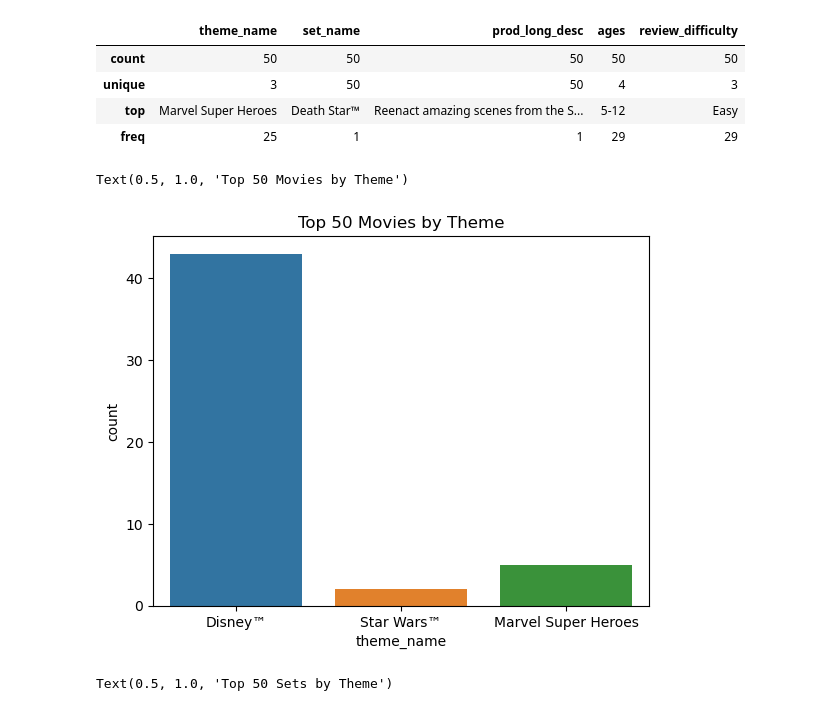
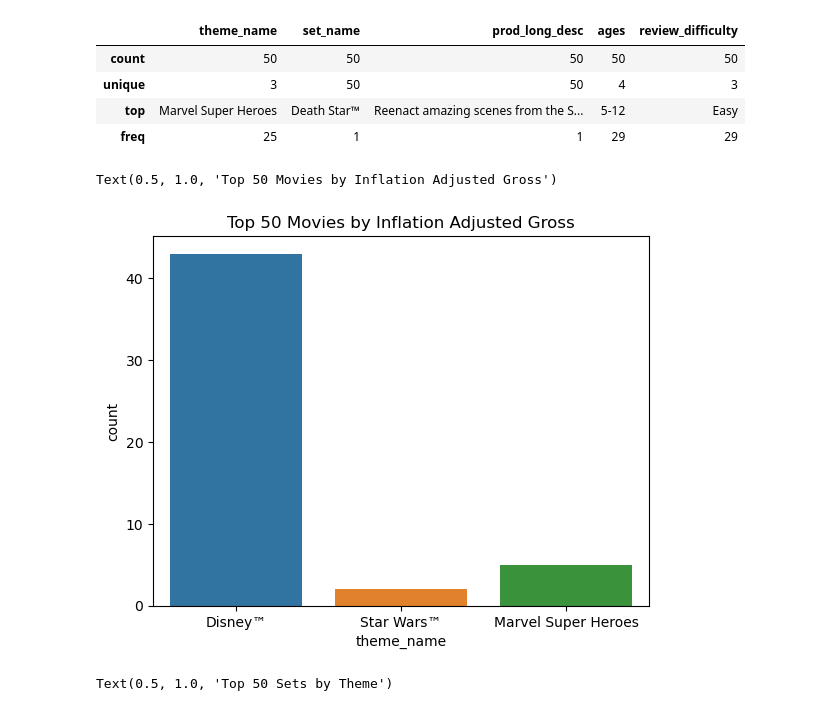
Before and after one commit to princessabrelli/Week_3_project, a Jupyter notebook: disney-legos.ipynb, the cells around one changed output. Cells and saved outputs as stored; diff of their text form; code cells hidden in the pictures.

Commit message:
Final Code for Project
includes csv's, graphs, & data cleaning.

```diff
--- a/disney-legos.ipynb
+++ b/disney-legos.ipynb
@@ -307,10 +307,10 @@ top_lego.describe(include= 'object')
 | freq | 25 | 1 | 1 | 29 | 29 |
 # %%
 sns.countplot(x='theme_name', data=top_50)
-plt.title('Top 50 Movies by Theme')
+plt.title('Top 50 Movies by Inflation Adjusted Gross')
 # %% [output]
-Text(0.5, 1.0, 'Top 50 Movies by Theme')
+Text(0.5, 1.0, 'Top 50 Movies by Inflation Adjusted Gross')
-[figure, old version]
+[figure, new version]
 # %%
 sns.countplot(x='theme_name', data=top_lego)
 plt.title('Top 50 Sets by Theme')
```
Also changed, not shown: parts of 4 cells of this notebook, 8 other files.
